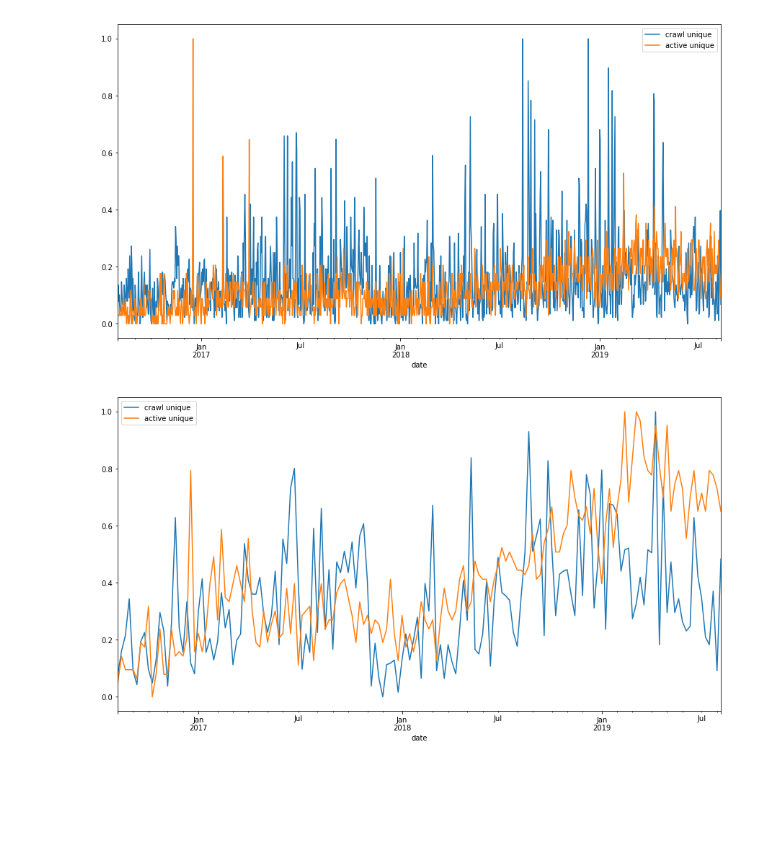
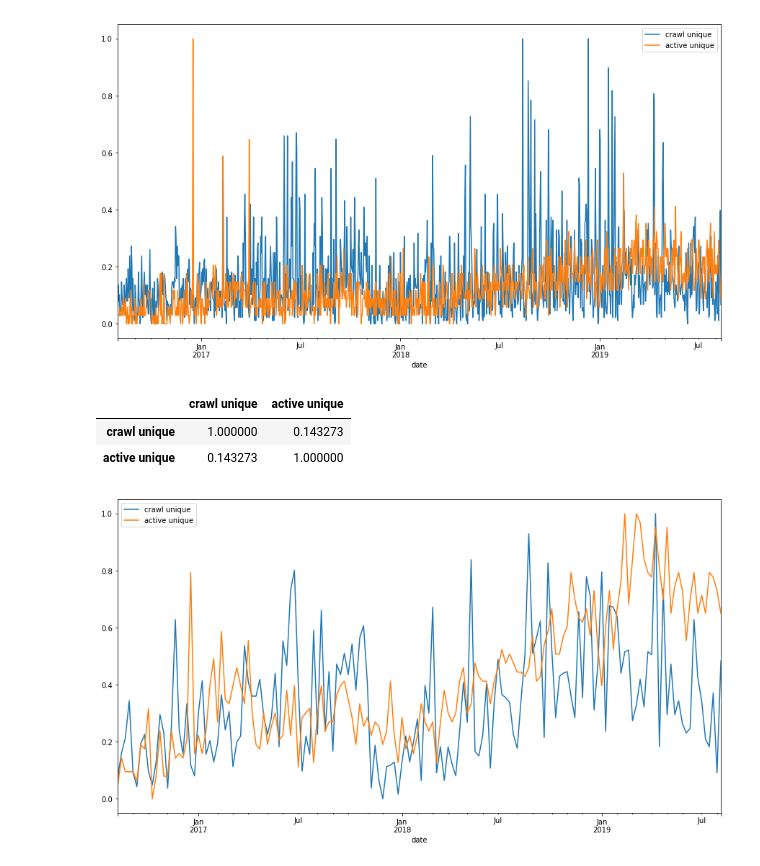
Before and after one commit to aysunakarsu/seo_data_analysis, a Jupyter notebook: SEO Data Analysis.ipynb, the cells around one changed output. Cells and saved outputs as stored; diff of their text form; code cells hidden in the pictures; blank space fills up the shorter version.

```diff
--- a/SEO Data Analysis.ipynb
+++ b/SEO Data Analysis.ipynb
@@ -22,6 +17,12 @@ df_sum[['crawl unique', 'active unique']] = scaler.fit_transform(df_sum[['crawl
 df_sum.plot(figsize=(15,8));
 # %% [output]
 [figure]
+# %%
+df_sum.corr()
+# %% [output]
+|  | crawl unique | active unique |
+| crawl unique | 1.000000 | 0.143273 |
+| active unique | 0.143273 | 1.000000 |
 # %%
 scaler = MinMaxScaler()
 df_sum_crawl = df_crawl.resample('W').sum()
```
Also changed, not shown: parts of 2 cells of this notebook.
